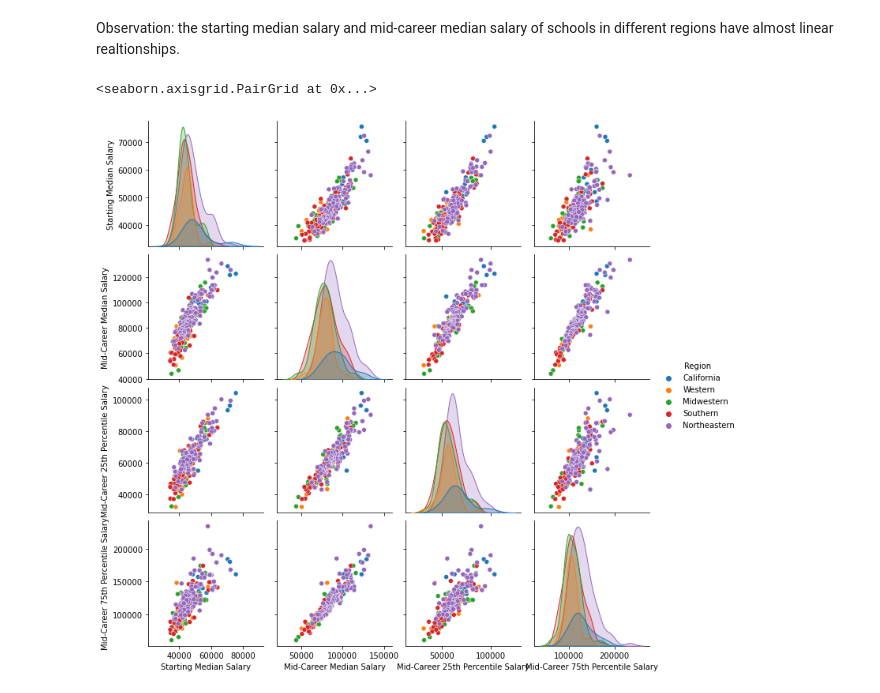
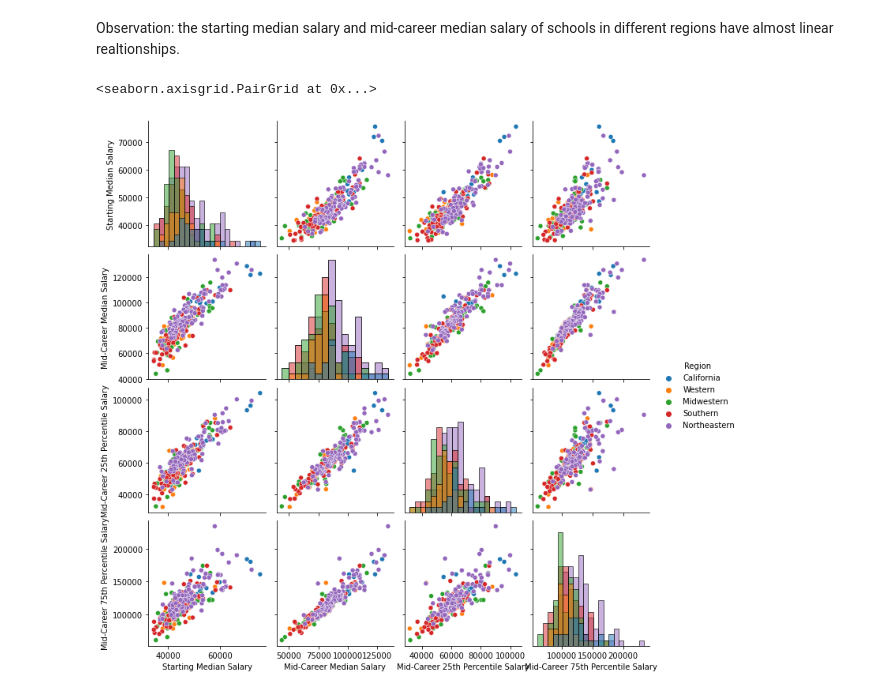
Before and after one commit to xinwang-us/DataScienceCapstoneTwo, a Jupyter notebook: CapstoneProject2_EDA.ipynb, the cells around one changed output. Cells and saved outputs as stored; diff of their text form; code cells hidden in the pictures.

```diff
--- a/CapstoneProject2_EDA.ipynb
+++ b/CapstoneProject2_EDA.ipynb
@@ -327,7 +321,7 @@ sns.scatterplot(x = 'Starting Median Salary', y = 'Mid-Career Median Salary', da
 # %% [markdown]
 Observation: the starting median salary and mid-career median salary of schools in different regions have almost linear realtionships.
 # %%
-sns.pairplot(salaries_by_region_df, hue='Region')
+sns.pairplot(salaries_by_region_df, hue='Region', diag_kind='hist')
 # %% [output]
 <seaborn.axisgrid.PairGrid at 0x...>
-[figure, old version]
+[figure, new version]
```
Also changed, not shown: parts of 6 cells of this notebook.
